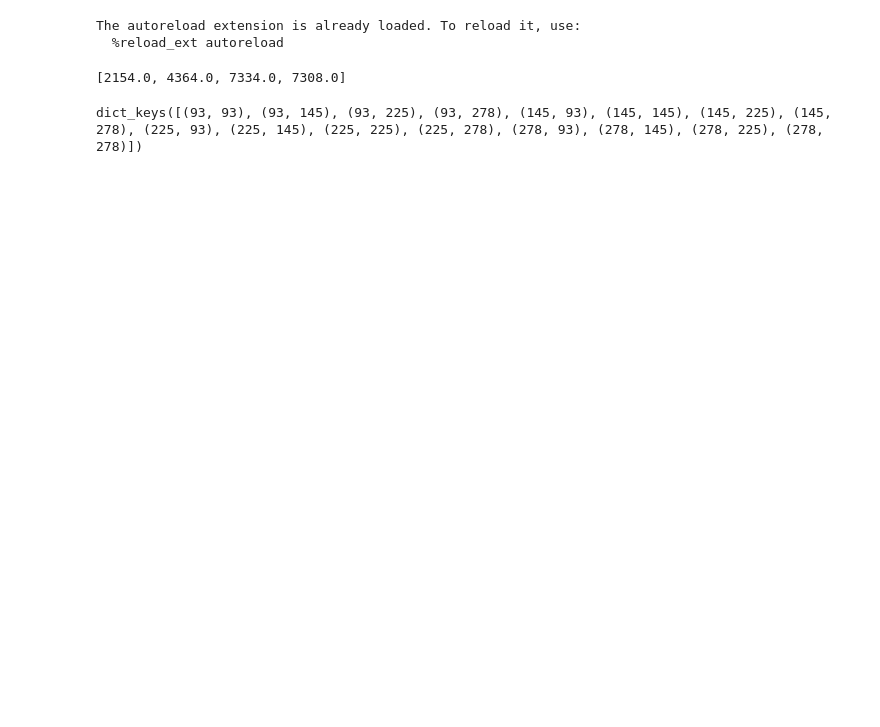
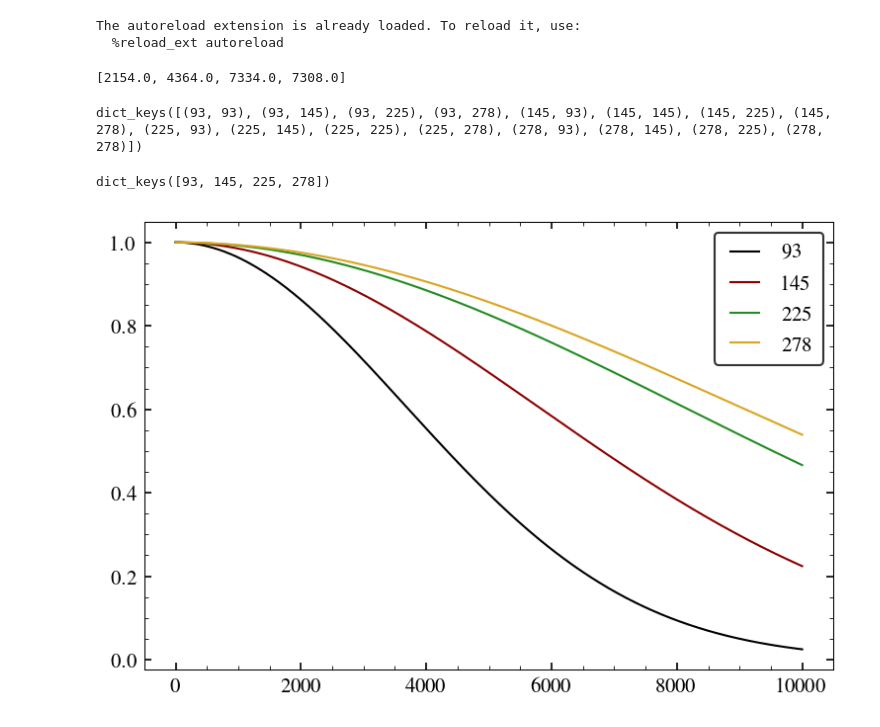
Before and after one commit to sriniraghunathan/ilc, a Jupyter notebook: DRAFT/get_ilc_residuals_withcorrnoise_withgalplusplanckmasks_0.2.ipynb, the cells around one changed output. Cells and saved outputs as stored; diff of their text form; code cells hidden in the pictures; blank space fills up the shorter version.

```diff
--- a/DRAFT/get_ilc_residuals_withcorrnoise_withgalplusplanckmasks_0.2.ipynb
+++ b/DRAFT/get_ilc_residuals_withcorrnoise_withgalplusplanckmasks_0.2.ipynb
@@ -35,7 +35,7 @@ Tcmb = 2.73 #Kelvin
 # %%
 #params
 paramfile = 'params.ini'
-freqarr = [90, 150, 220, 270]
+#freqarr = [90, 150, 220, 270]
 
 #S4 specs
 specs_dic = {
@@ -48,6 +48,19 @@ specs_dic = {
 225: [1.0, 6.9, 7334., 3.5, 9.8, 700, 1.4],
 278: [0.9, 16.7, 7308., 3.5, 23.6, 700, 1.4],
 }
+'''
+specs_dic = {
+#freq: [beam_arcmins, white_noise_T, elknee_T, alphaknee_T, whitenoise_P, elknee_P, alphaknee_P]
+#20: [10.0, None, None, None, None, None, None],
+#27: [7.4, 21.8, 471., 0., 30.8, 700, 1.4],
+#39: [5.1, 12.4, 428., 0., 17.6, 700, 1.4],
+93: [2.2, 2.0, 2154., 0., 2.9, 700, 1.4],
+145: [1.4, 2.0, 4364., 0., 2.8, 700, 1.4],
+225: [1.0, 6.9, 7334., 0., 9.8, 700, 1.4],
+278: [0.9, 16.7, 7308., 0., 23.6, 700, 1.4],
+}
+'''
+
 
 freqarr = sorted( specs_dic.keys() )
 
@@ -57,6 +70,7 @@ rho = 0.9
 freqcalib_fac = None
 final_comp = 'cmb'
 TParr = ['T', 'P']
+##include_gal = 1
 # %%
 #beam and noise arr
 beamarr = []
@@ -120,6 +136,17 @@ for TP in TParr:
 print(nl_dic['T'].keys())
 # %% [output]
 dict_keys([(93, 93), (93, 145), (93, 225), (93, 278), (145, 93), (145, 145), (145, 225), (145, 278), (225, 93), (225, 145), (225, 225), (225, 278), (278, 93), (278, 145), (278, 225), (278, 278)])
+# %%
+#get beams
+bl_dic = misc.get_beam_dic(freqarr, beam_noise_dic['T'], param_dict['lmax'])
+print(bl_dic.keys())
+if (1):
+    for freq in freqarr:
+        plot(bl_dic[freq], label = freq)
+    legend(loc = 1)
+# %% [output]
+dict_keys([93, 145, 225, 278])
+[figure, added]
 # %%
 #get the CMB, noise, and foreground covriance
 try:
```
Also changed, not shown: parts of 5 cells of this notebook, 2 other files.
